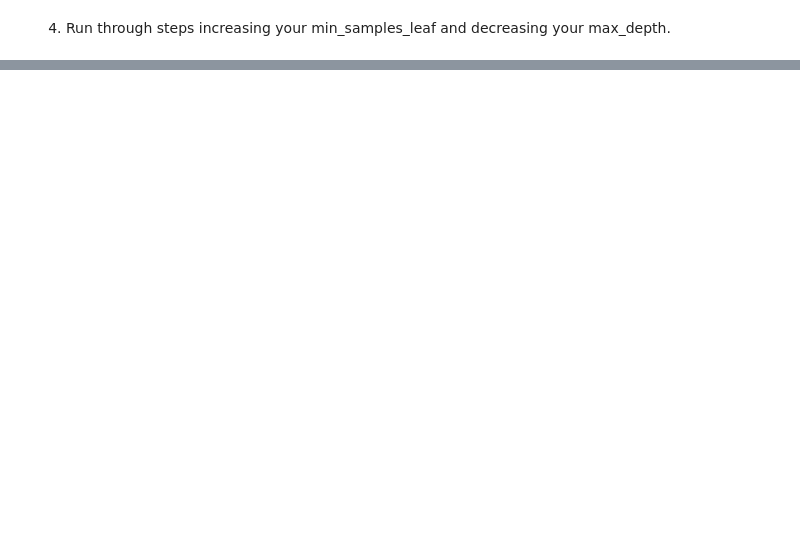
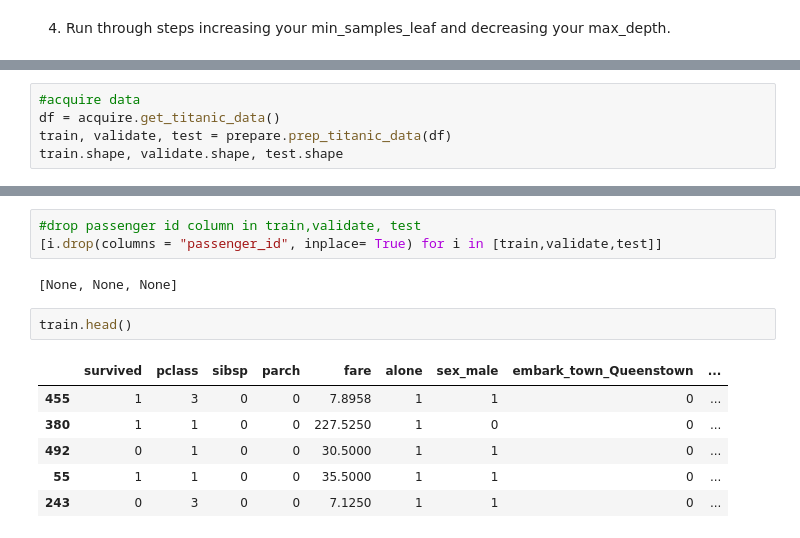
Before and after one commit to rajeshlamichhane04/classification_exercises, a Jupyter notebook: model.ipynb, the cells around one changed output, grey strips where cells are left out. Cells and saved outputs as stored; diff of their text form; blank space fills up the shorter version.

```diff
--- a/model.ipynb
+++ b/model.ipynb
@@ -758,0 +765,5 @@ difference -0.0018726591760299671
+# %%
+#acquire data
+df = acquire.get_titanic_data()
+train, validate, test = prepare.prep_titanic_data(df)
+train.shape, validate.shape, test.shape
@@ -758,0 +781,14 @@ difference -0.0018726591760299671
+# %%
+#drop passenger id column in train,validate, test
+[i.drop(columns = "passenger_id", inplace= True) for i in [train,validate,test]]
+# %% [output]
+[None, None, None]
+# %%
+train.head()
+# %% [output]
+|  | survived | pclass | sibsp | parch | fare | alone | sex_male | embark_town_Queenstown | ... |
+| 455 | 1 | 3 | 0 | 0 | 7.8958 | 1 | 1 | 0 | ... |
+| 380 | 1 | 1 | 0 | 0 | 227.5250 | 1 | 0 | 0 | ... |
+| 492 | 0 | 1 | 0 | 0 | 30.5000 | 1 | 1 | 0 | ... |
+| 55 | 1 | 1 | 0 | 0 | 35.5000 | 1 | 1 | 0 | ... |
+| 243 | 0 | 3 | 0 | 0 | 7.1250 | 1 | 1 | 0 | ... |
```
Also changed, not shown: parts of 57 cells of this notebook.
